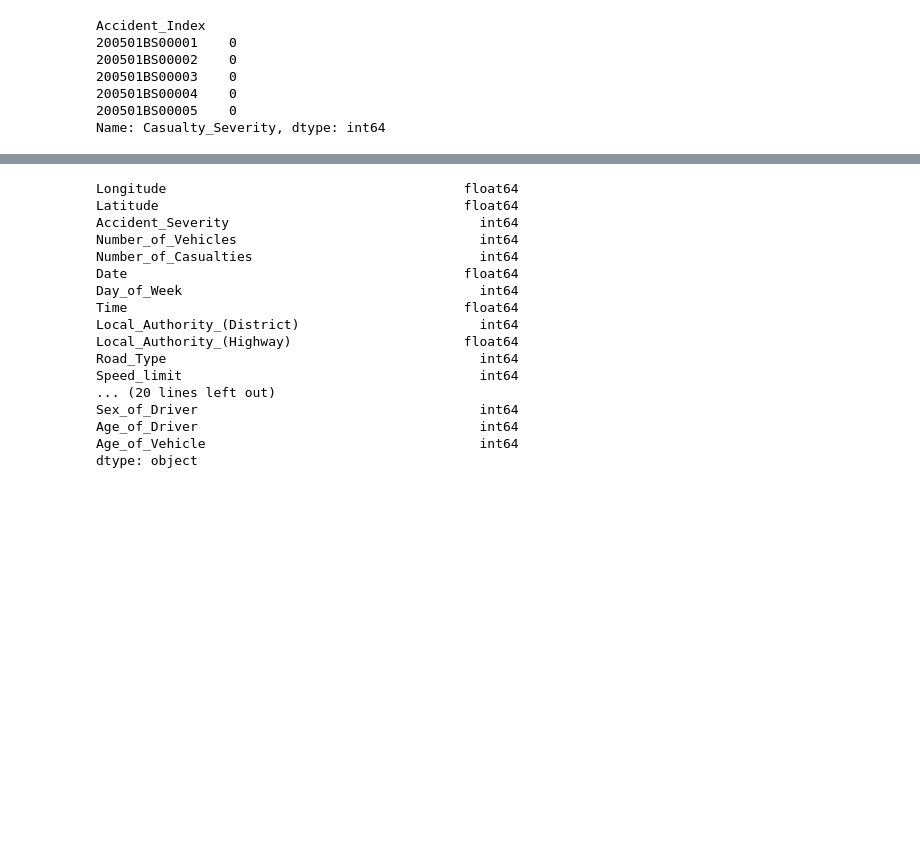
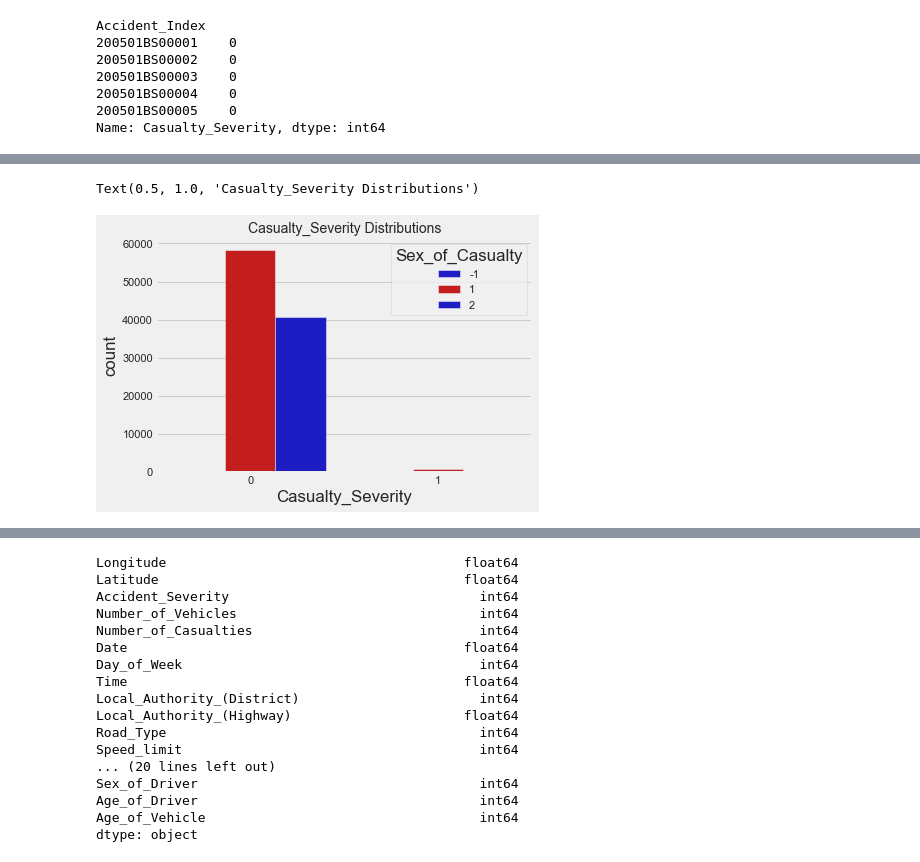
Before and after one commit to BrunoJay/Python-recess-project, a Jupyter notebook: uploadingClean.ipynb, the cells around one changed output, grey strips where cells are left out. Drawn from its saved outputs; the diff is of its cells as text; code cells hidden in the pictures; blank space fills up the shorter version.

```diff
--- a/uploadingClean.ipynb
+++ b/uploadingClean.ipynb
@@ -223,3 +390,9 @@ Accident_Index
 200501BS00004    0
 200501BS00005    0
 Name: Casualty_Severity, dtype: int64
+# %%
+# Converting the Casualty_Severity to be 0- slight and serious and 1-fatal
+all_data['Accident_Severity'].replace(2,0,inplace=True)
+all_data['Accident_Severity'].replace(3,0,inplace=True)
+
+all_data['Accident_Severity'].head()
@@ -225,0 +407,9 @@ Name: Casualty_Severity, dtype: int64
+# %%
+#a graph showing the caulty severity
+colors = ["#0101DF", "#DF0101"]
+
+sns.countplot('Casualty_Severity', data=all_data, palette=colors, hue='Sex_of_Casualty')
+plt.title('Casualty_Severity Distributions', fontsize=14)
+# %% [output]
+Text(0.5, 1.0, 'Casualty_Severity Distributions')
+[figure, added]
```
Also changed, not shown: parts of 70 cells of this notebook.
